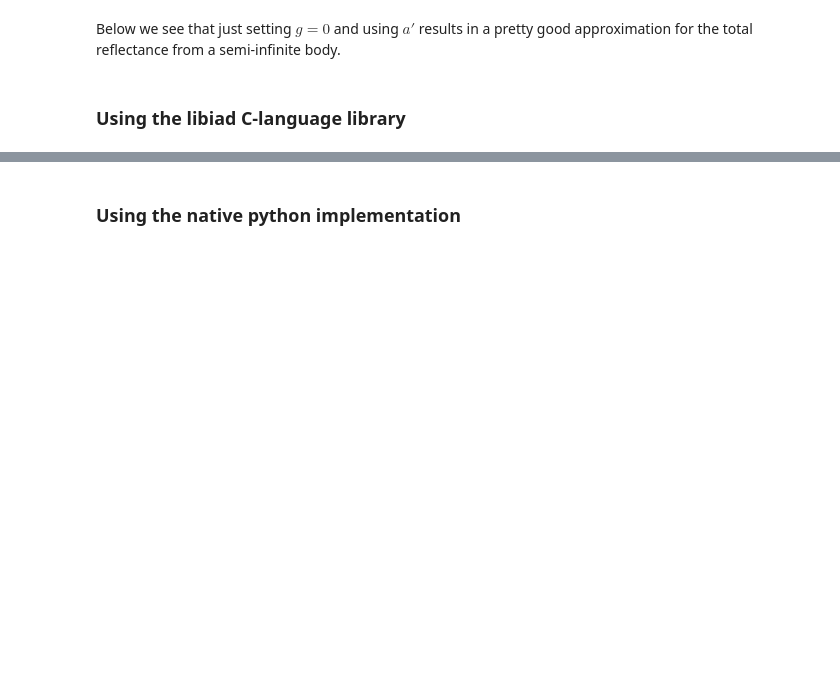
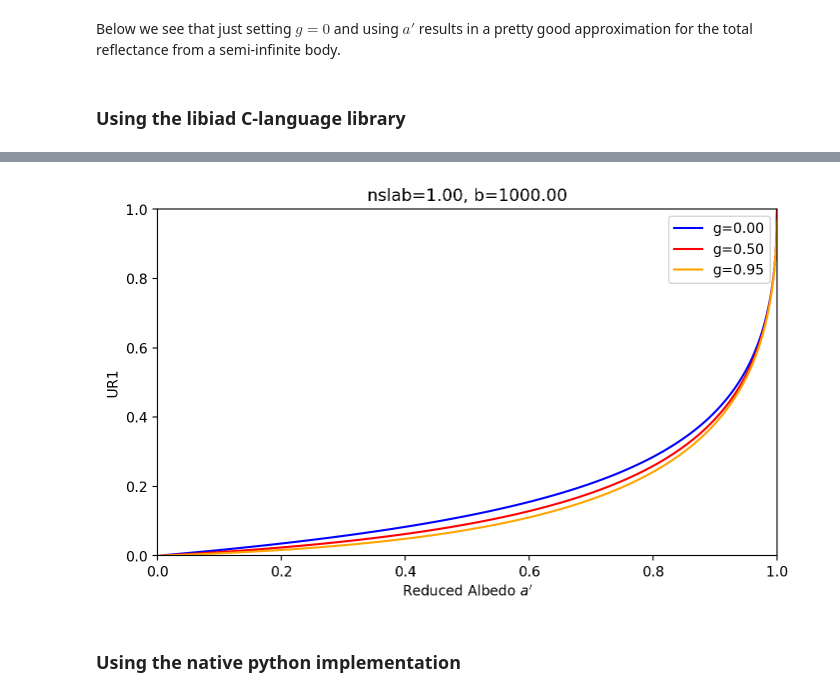
Before and after one commit to scottprahl/iadpython, a Jupyter notebook: docs/Adding-Doubling-Basics.ipynb, the cells around one changed output, grey strips where cells are left out. Cells and saved outputs as stored; diff of their text form; code cells hidden in the pictures; blank space fills up the shorter version.

```diff
--- a/docs/Adding-Doubling-Basics.ipynb
+++ b/docs/Adding-Doubling-Basics.ipynb
@@ -257,6 +280,12 @@ plt.show()
 # %% [markdown]
 ### Using the native python implementation
 # %%
+N=201
+nslab=1.0                  # ignore boundary reflection
+nslide=1.0                 # no glass slides above and below the sample
+g=0.0                      # isotropic scattering is fine
+a=np.linspace(0.01,0.99,N) # avoid extremes because
+
 bmin = np.empty(N)
 
 def f(b):
@@ -308,6 +337,13 @@ g=[0,0.5,0.95]
 # %% [markdown]
 ### Using the libiad C-language library
 # %%
+nslab=1.0                  # ignore boundaries
+nslide=1.0                 # no glass slides above and below the sample
+b=1000                     # relatively thin sample
+ap = np.linspace(0,1,800)# albedo varies between 0 and 1
+kolor = ['blue','red','orange']
+g=[0,0.5,0.95]
+
 ur1=np.empty_like(g, dtype=list)
 
 tic = time.perf_counter()
@@ -320,9 +356,11 @@ plt.figure(figsize=(8,4.5))
 for i in range(3):
     plt.plot(ap,ur1[i],color=kolor[i], label='g=%.2f'%g[i])
 
-plt.ylim(0,0.4)
+plt.xlim(0,1)
+plt.ylim(0,1)
 plt.xlabel("Reduced Albedo $a'$")
 plt.ylabel('UR1')
 plt.title('nslab=%.2f, b=%.2f'%(nslab,b))
 plt.legend()
 plt.show()
+# %% [output]
@@ -329,3 +368,4 @@ plt.show()
+[figure, added]
 # %% [markdown]
 ### Using the native python implementation
 # %%
```
Also changed, not shown: parts of 10 cells of this notebook, 20 other files.
